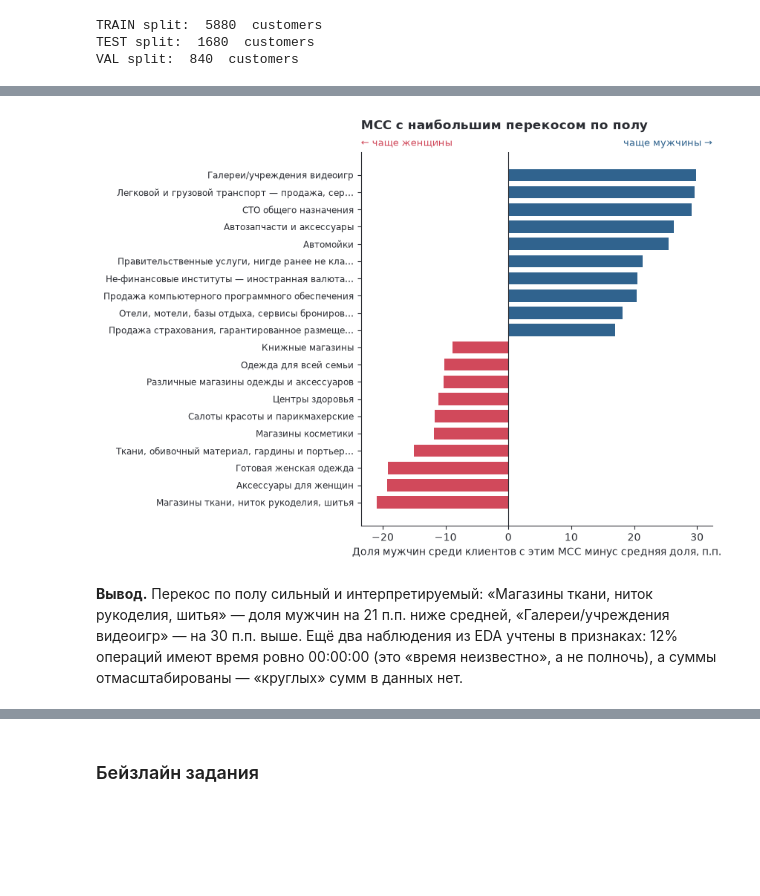
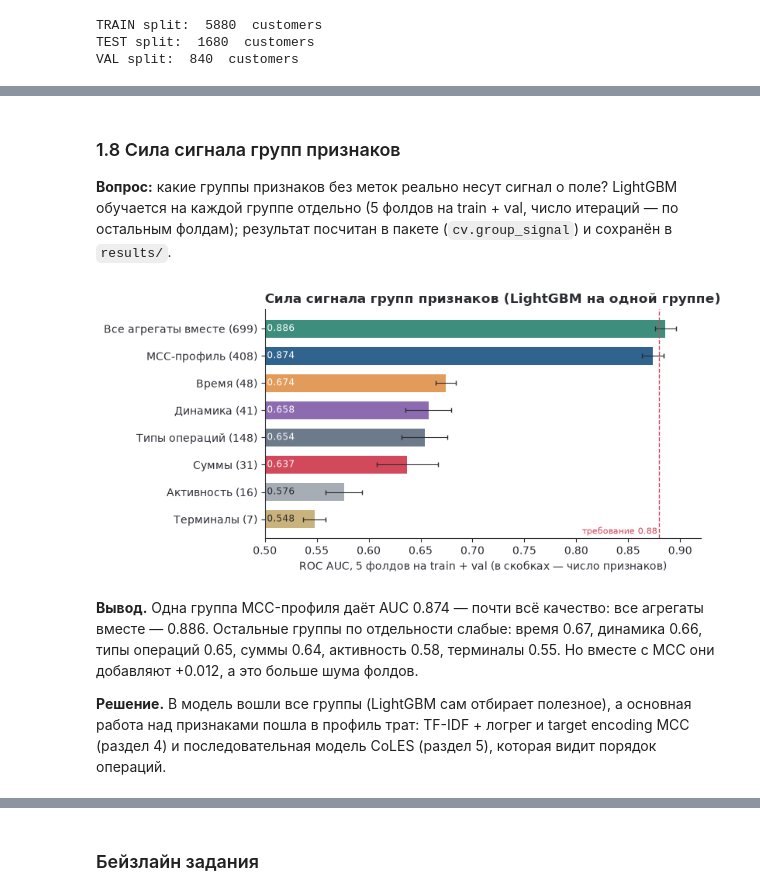
Before and after one commit to Eltralo/gender-prediction, a Jupyter notebook: notebooks/pred_gen_tr.ipynb, the cells around one changed output, grey strips where cells are left out. Cells and saved outputs as stored; diff of their text form; code cells hidden in the pictures; blank space fills up the shorter version.

Commit message:
Ноутбук: раздел данных (вопрос, код, вывод, решение) и пошаговый пайплайн; графики данных

```diff
--- a/notebooks/pred_gen_tr.ipynb
+++ b/notebooks/pred_gen_tr.ipynb
@@ -84,9 +376,16 @@ def plot_top_counts(series, top_n=20, xlabel="Count", ylabel=""):
+# %% [markdown]
+### 1.8 Сила сигнала групп признаков
+
+**Вопрос:** какие группы признаков без меток реально несут сигнал о поле? LightGBM обучается на каждой
+группе отдельно (5 фолдов на train + val, число итераций — по остальным фолдам); результат посчитан
+в пакете (`cv.group_signal`) и сохранён в `results/`.
 # %%
-fig = plots.mcc_gender_skew(cfg)
+fig = plots.group_signal(cfg)
 # %% [output]
-[figure, old version]
+[figure, new version]
-# %% [markdown]
-**Вывод.** Перекос по полу сильный и интерпретируемый: «Магазины ткани, ниток рукоделия, шитья» — доля мужчин
-на 21 п.п. ниже средней, «Галереи/учреждения видеоигр» — на 30 п.п. выше.
-Ещё два наблюдения из EDA учтены в признаках: 12% операций имеют время ровно 00:00:00 (это «время неизвестно»,
-а не полночь), а суммы отмасштабированы — «круглых» сумм в данных нет.
+# %% [markdown]
+**Вывод.** Одна группа MCC-профиля даёт AUC 0.874 — почти всё качество: все агрегаты вместе — 0.886. Остальные группы по отдельности слабые: время 0.67, динамика 0.66, типы операций 0.65, суммы 0.64, активность 0.58, терминалы 0.55. Но вместе с MCC они добавляют +0.012, а это больше шума фолдов.
+
+**Решение.** В модель вошли все группы (LightGBM сам отбирает полезное), а основная работа над признаками
+пошла в профиль трат: TF-IDF + логрег и target encoding MCC (раздел 4) и последовательная модель CoLES
+(раздел 5), которая видит порядок операций.
```
Also changed, not shown: parts of 76 cells of this notebook, 7 other files.
